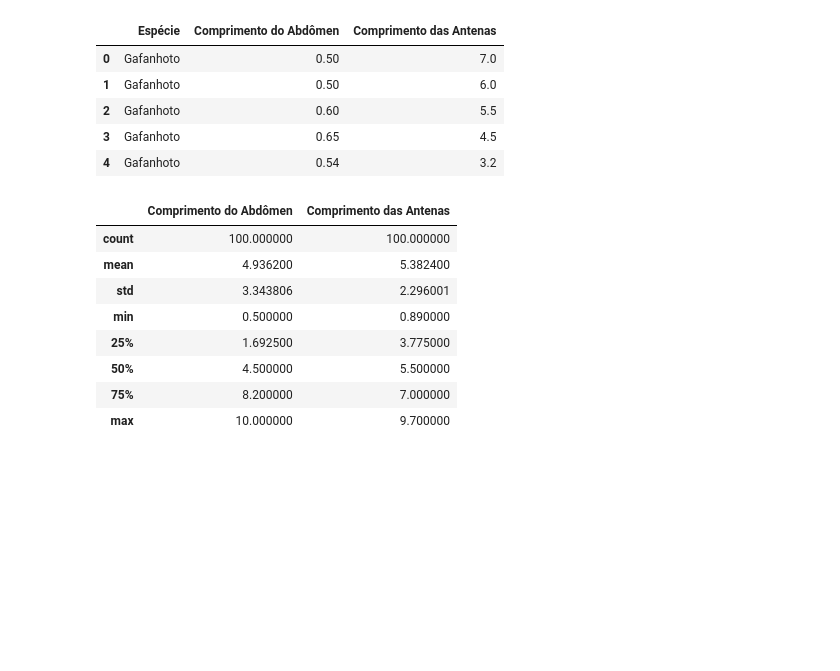
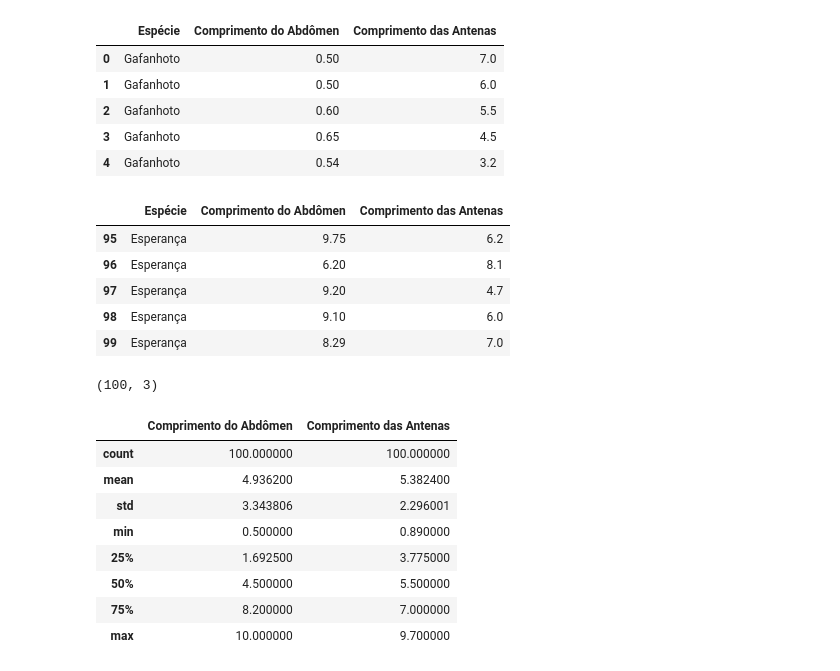
Before and after one commit to brunoomoraes/datascience, a Jupyter notebook: Introdução_a_modelos_de_classificação.ipynb, the cells around one changed output. Cells and saved outputs as stored; diff of their text form; code cells hidden in the pictures; blank space fills up the shorter version.

```diff
--- a/Introdução_a_modelos_de_classificação.ipynb
+++ b/Introdução_a_modelos_de_classificação.ipynb
@@ -27,6 +27,19 @@ dados.head()
 | 2 | Gafanhoto | 0.60 | 5.5 |
 | 3 | Gafanhoto | 0.65 | 4.5 |
 | 4 | Gafanhoto | 0.54 | 3.2 |
+# %%
+dados.tail()
+# %% [output]
+|  | Espécie | Comprimento do Abdômen | Comprimento das Antenas |
+| 95 | Esperança | 9.75 | 6.2 |
+| 96 | Esperança | 6.20 | 8.1 |
+| 97 | Esperança | 9.20 | 4.7 |
+| 98 | Esperança | 9.10 | 6.0 |
+| 99 | Esperança | 8.29 | 7.0 |
+# %%
+dados.shape
+# %% [output]
+(100, 3)
 # %%
 dados.describe()
 # %% [output]
```
